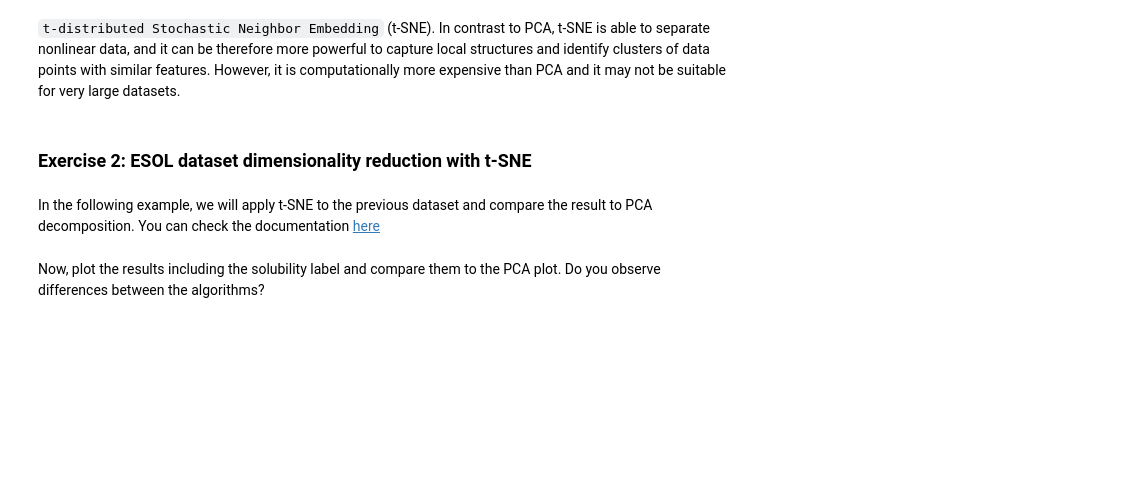
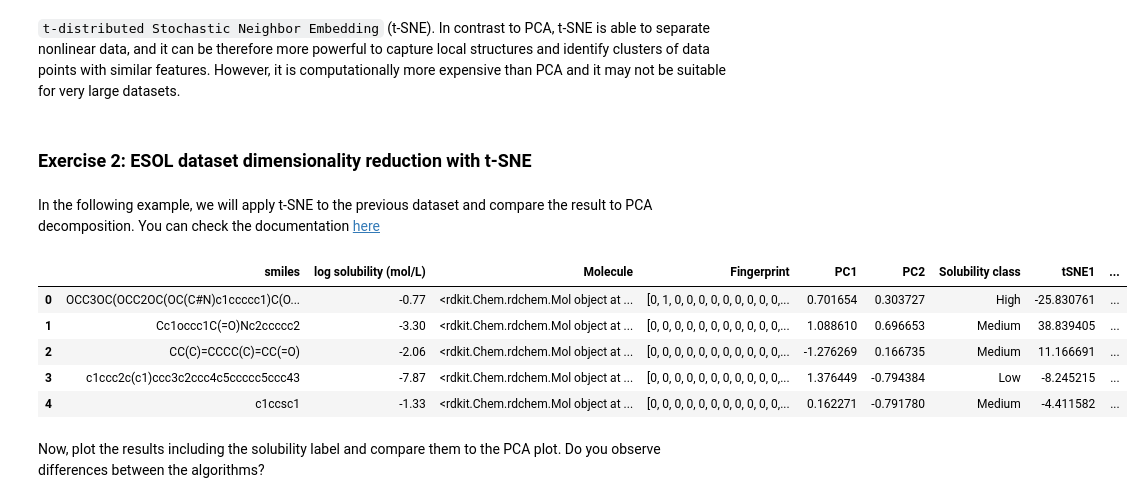
Before and after one commit to erinsoppelsa/ESPCI-ST4Health-Cheminformatics, a Jupyter notebook: unsupervised_learning/DimensionalityReduction.ipynb, the cells around one changed output. Saved outputs shown, nothing was run; the diff lists cells and outputs as text; code cells hidden in the pictures; blank space fills up the shorter version.

```diff
--- a/unsupervised_learning/DimensionalityReduction.ipynb
+++ b/unsupervised_learning/DimensionalityReduction.ipynb
@@ -156,20 +190,29 @@ In the following example, we will apply t-SNE to the previous dataset and compar
 # %%
 from sklearn.manifold import TSNE
 
 ### YOUR CODE ####
 #Create a tsne object with n_components=2 and random_state=42. The latter parameter is used to ensure
 #reproducibility (this is a non-deterministic algorithm)
-
+tsne = TSNE(n_components=2, random_state=42)
 
 #get the fp array
-
+fps = np.array([list(fp) for fp in esol['Fingerprint']])
 
 #apply fit_transform() to the data
-
+tsne_coordinates = tsne.fit_transform(fps)
 
 #create columns with the tSNE coordinates in the original df
-
+esol['tSNE1'] = tsne_coordinates[:, 0]
+esol['tSNE2'] = tsne_coordinates[:, 1]
 
 #####
+esol.head()
+# %% [output]
+|  | smiles | log solubility (mol/L) | Molecule | Fingerprint | PC1 | PC2 | Solubility class | tSNE1 | ... |
+| 0 | OCC3OC(OCC2OC(OC(C#N)c1ccccc1)C(O... | -0.77 | <rdkit.Chem.rdchem.Mol object at ... | [0, 1, 0, 0, 0, 0, 0, 0, 0, 0, 0,... | 0.701654 | 0.303727 | High | -25.830761 | ... |
+| 1 | Cc1occc1C(=O)Nc2ccccc2 | -3.30 | <rdkit.Chem.rdchem.Mol object at ... | [0, 0, 0, 0, 0, 0, 0, 0, 0, 0, 0,... | 1.088610 | 0.696653 | Medium | 38.839405 | ... |
+| 2 | CC(C)=CCCC(C)=CC(=O) | -2.06 | <rdkit.Chem.rdchem.Mol object at ... | [0, 0, 0, 0, 0, 0, 0, 0, 0, 0, 0,... | -1.276269 | 0.166735 | Medium | 11.166691 | ... |
+| 3 | c1ccc2c(c1)ccc3c2ccc4c5ccccc5ccc43 | -7.87 | <rdkit.Chem.rdchem.Mol object at ... | [0, 0, 0, 0, 0, 0, 0, 0, 0, 0, 0,... | 1.376449 | -0.794384 | Low | -8.245215 | ... |
+| 4 | c1ccsc1 | -1.33 | <rdkit.Chem.rdchem.Mol object at ... | [0, 0, 0, 0, 0, 0, 0, 0, 0, 0, 0,... | 0.162271 | -0.791780 | Medium | -4.411582 | ... |
 # %% [markdown]
 Now, plot the results including the solubility label and compare them to the PCA plot. Do you observe differences between the algorithms?
```
Also changed, not shown: parts of 7 cells of this notebook.
